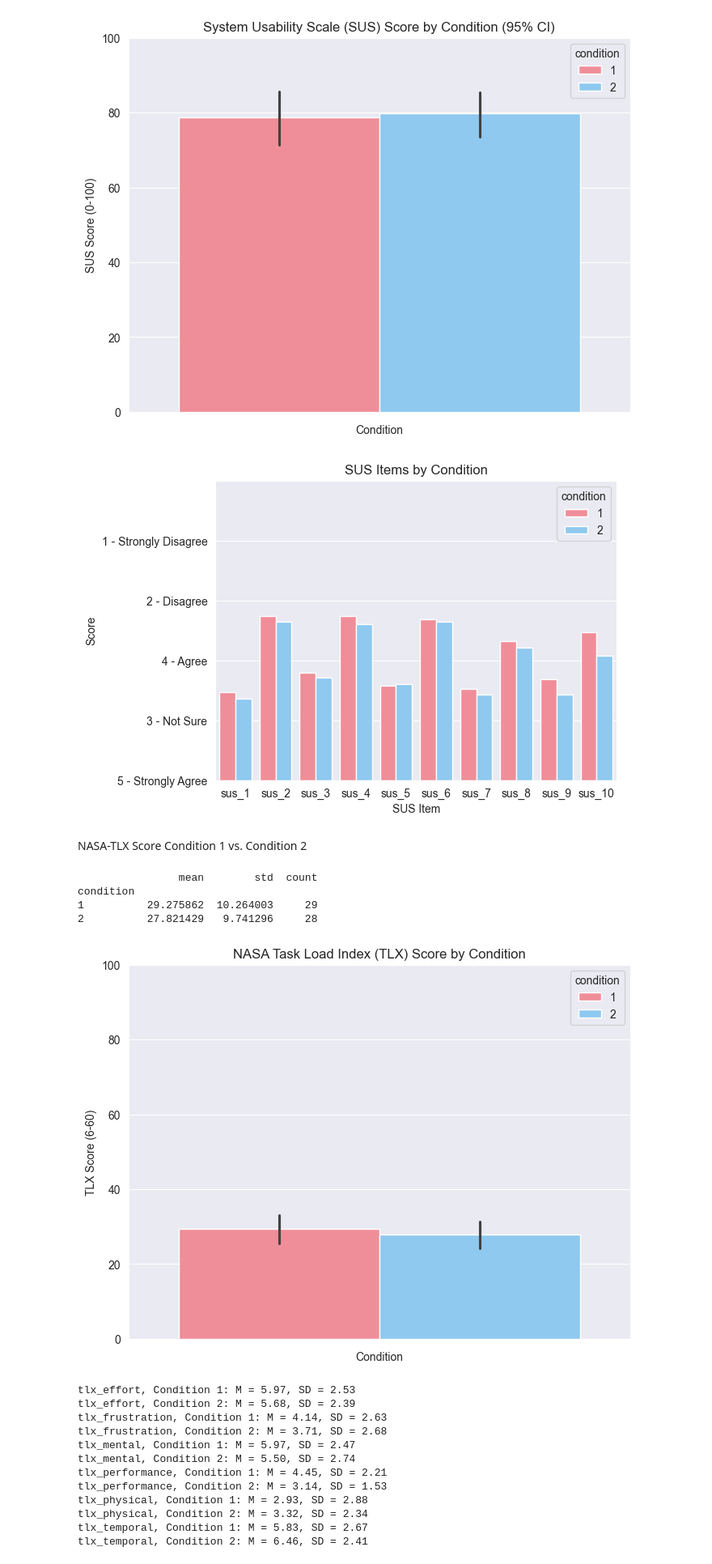
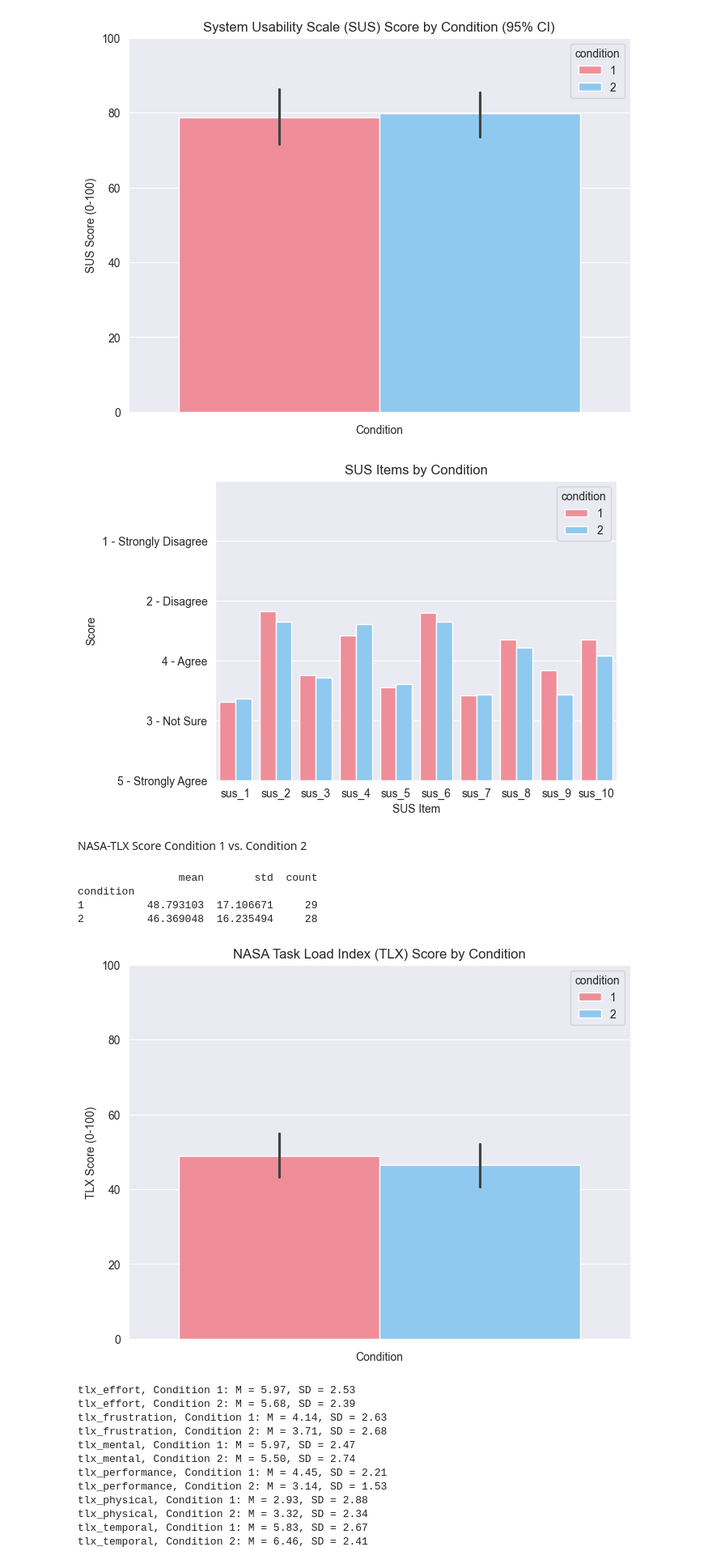
Before and after one commit to pinkstegosaurus99/plot_visualization, a Jupyter notebook: plotting.ipynb, the cells around one changed output. Shown at 81% size. Saved outputs shown, nothing was run; the diff lists cells and outputs as text; code cells hidden in the pictures.

```diff
--- a/plotting.ipynb
+++ b/plotting.ipynb
@@ -1103,8 +1103,12 @@ Task Difficulty Comparison: Condition 1 (Without MyView) vs. Condition 2 (With M
 fig, axes = plt.subplots(2, 3, figsize=(15, 10))
 fig.suptitle('Task Difficulty by Condition')
 
-def clean_difficulty(series):
-    return series.iloc[:, 0].astype(str).str.extract(r'(\d)')[0].astype(int)
+def clean_difficulty(data):
+    # If DataFrame → take first column
+    if isinstance(data, pd.DataFrame):
+        data = data.iloc[:, 0]
+
+    return data.astype(str).str.extract(r'(\d)')[0].astype(int)
 
 task1_difficulty_data = clean_difficulty(task1_difficulty_data)
 task2_difficulty_data = clean_difficulty(task2_difficulty_data)
@@ -1294,7 +1297,7 @@ plt.ylim(0, 5)  # assuming Likert scale
 plt.savefig('images/sus_items_comparison.png', dpi=150)
 plt.show()
 # %% [output]
-[figure, old version]
+[figure, new version]
 # %% [markdown]
 NASA-TLX Score Condition 1 vs. Condition 2
 # %%
@@ -1317,33 +1320,35 @@ full_data['tlx_performance_corrected'] = tlx_numeric['tlx_performance']
 # %%
 # NASA-TLX Score Overall vs. Condition 1 vs. Condition 2
 tlx_cols = ['tlx_mental', 'tlx_physical', 'tlx_temporal', 'tlx_performance', 'tlx_effort', 'tlx_frustration']
 full_data['tlx_score'] = (
     full_data['tlx_mental'].str.split(" - ").str[0].astype(int)
   + full_data['tlx_physical'].str.split(" - ").str[0].astype(int)
   + full_data['tlx_temporal'].str.split(" - ").str[0].astype(int)
   + (11 - full_data['tlx_performance'].str.split(" - ").str[0].astype(int))
   + full_data['tlx_effort'].str.split(" - ").str[0].astype(int)
   + full_data['tlx_frustration'].str.split(" - ").str[0].astype(int)
-)
+) /6
+
+full_data['tlx_score'] = full_data['tlx_score'] * 10
 
 group_stats = full_data.groupby('condition')['tlx_score'].agg(['mean', 'std', 'count'])
 print(group_stats)
 
 # Plot
 plt.figure(figsize=(8, 6))
 sns.barplot(data=full_data, hue='condition', y='tlx_score', palette=colours[:2])
 plt.title('NASA Task Load Index (TLX) Score by Condition')
 plt.xlabel('Condition')
-plt.ylabel('TLX Score (6-60)')
+plt.ylabel('TLX Score (0-100)')
 plt.ylim(0, 100)
 plt.savefig('images/tlx_score_comparison.png', dpi=150)
 plt.show()
 # %% [output]
                 mean        std  count
 condition
-1          29.275862  10.264003     29
-2          27.821429   9.741296     28
+1          48.793103  17.106671     29
+2          46.369048  16.235494     28
-[figure, old version]
+[figure, new version]
 # %%
 tlx_long = full_data.melt(
     id_vars="condition",
```
Also changed, not shown: parts of 5 cells of this notebook.
